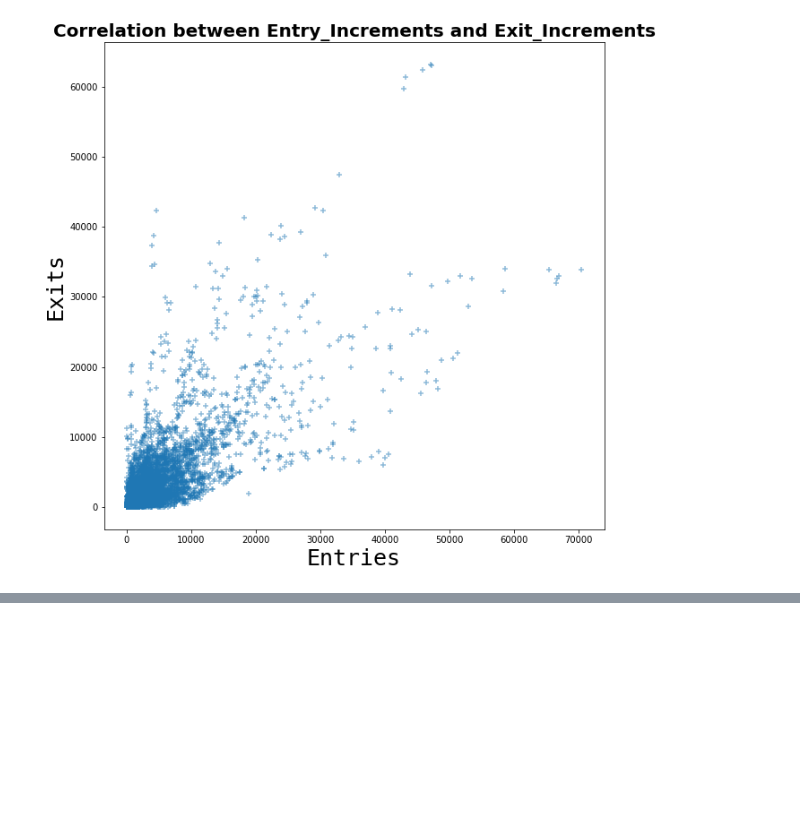
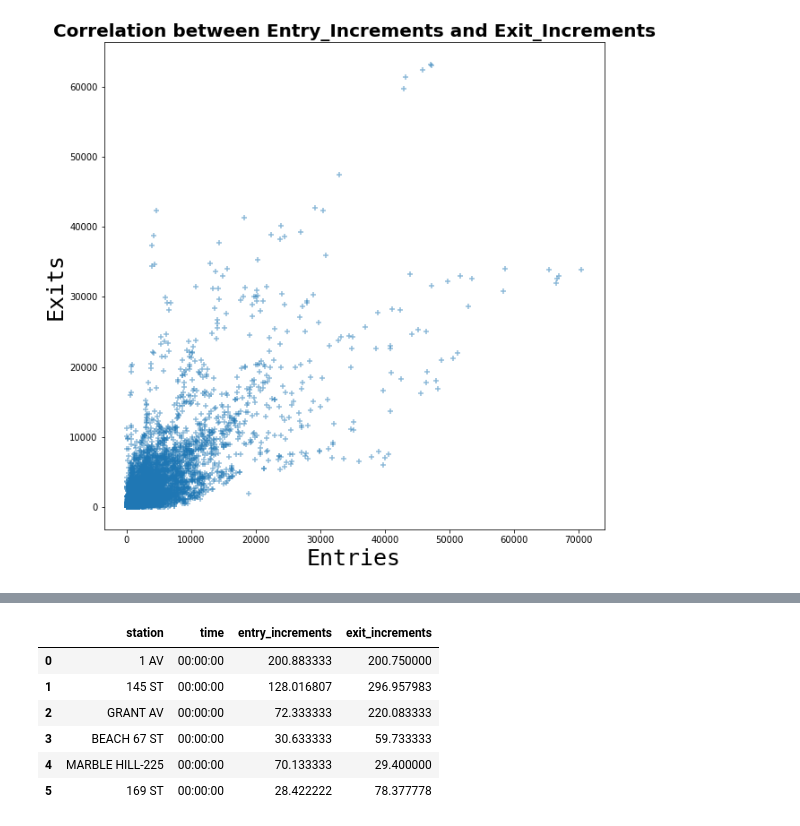
Before and after one commit to cnarrieta18/Metis_project1_mta, a Jupyter notebook: Project_01 - Matplotlib.ipynb, the cells around one changed output, grey strips where cells are left out. Saved outputs shown, nothing was run; the diff lists cells and outputs as text; code cells hidden in the pictures; blank space fills up the shorter version.

```diff
--- a/Project_01 - Matplotlib.ipynb
+++ b/Project_01 - Matplotlib.ipynb
@@ -249,0 +403,13 @@ plt.show();
+# %%
+# - groupby time, mean entries exits
+
+hourly_groupby = df.groupby(['station','time'])['entry_increments','exit_increments'].mean().sort_values('time',ascending = True).reset_index()
+hourly_groupby.head(6)
+# %% [output]
+|  | station | time | entry_increments | exit_increments |
+| 0 | 1 AV | 00:00:00 | 200.883333 | 200.750000 |
+| 1 | 145 ST | 00:00:00 | 128.016807 | 296.957983 |
+| 2 | GRANT AV | 00:00:00 | 72.333333 | 220.083333 |
+| 3 | BEACH 67 ST | 00:00:00 | 30.633333 | 59.733333 |
+| 4 | MARBLE HILL-225 | 00:00:00 | 70.133333 | 29.400000 |
+| 5 | 169 ST | 00:00:00 | 28.422222 | 78.377778 |
```
Also changed, not shown: parts of 11 cells of this notebook.
